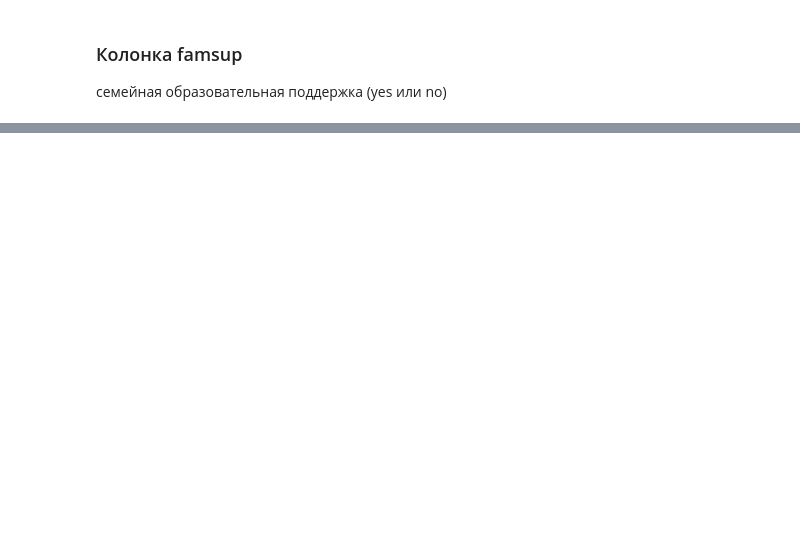
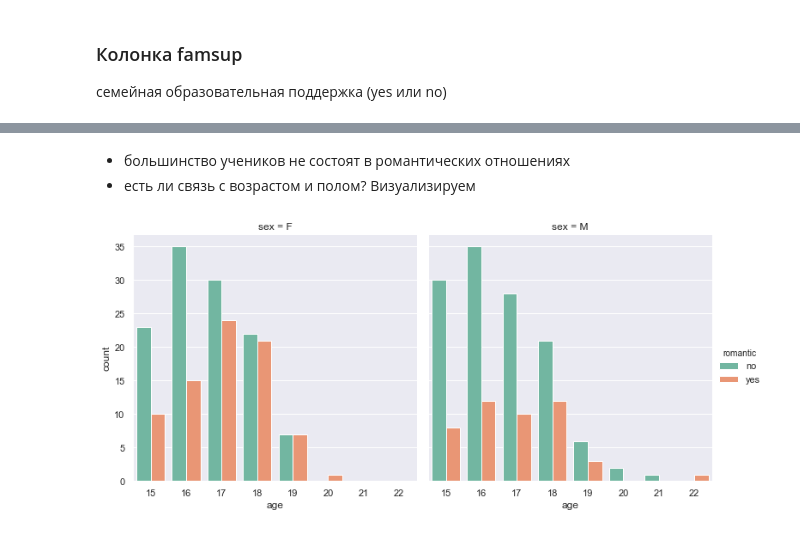
Before and after one commit to Ro-Ksu/skillfactory_rds, a Jupyter notebook: module_2/Module_2.ipynb, the cells around one changed output, grey strips where cells are left out. Saved outputs shown, nothing was run; the diff lists cells and outputs as text; code cells hidden in the pictures; blank space fills up the shorter version.

Commit message:
Add catplot and more columns analytics

```diff
--- a/module_2/Module_2.ipynb
+++ b/module_2/Module_2.ipynb
@@ -576,0 +790,8 @@ students.famsup.hist()
+# %% [markdown]
+- большинство учеников не состоят в романтических отношениях
+- есть ли связь с возрастом и полом? Визуализируем
+# %%
+sns.set()
+axis = sns.catplot(x="age", hue="romantic", col = "sex", data=students, kind="count", palette="Set2")
+# %% [output]
+[figure, added]
```
Also changed, not shown: parts of 63 cells of this notebook.
